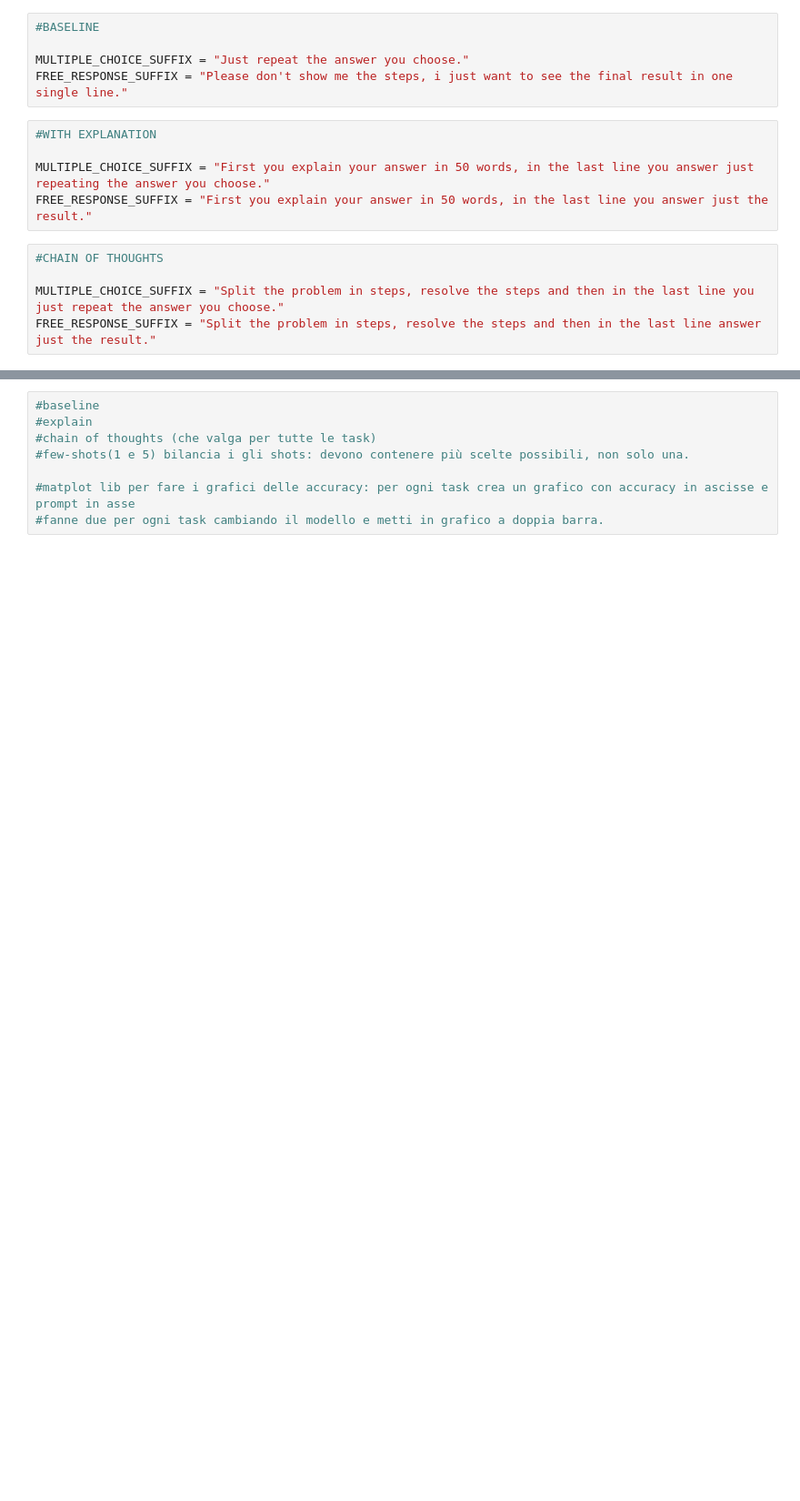
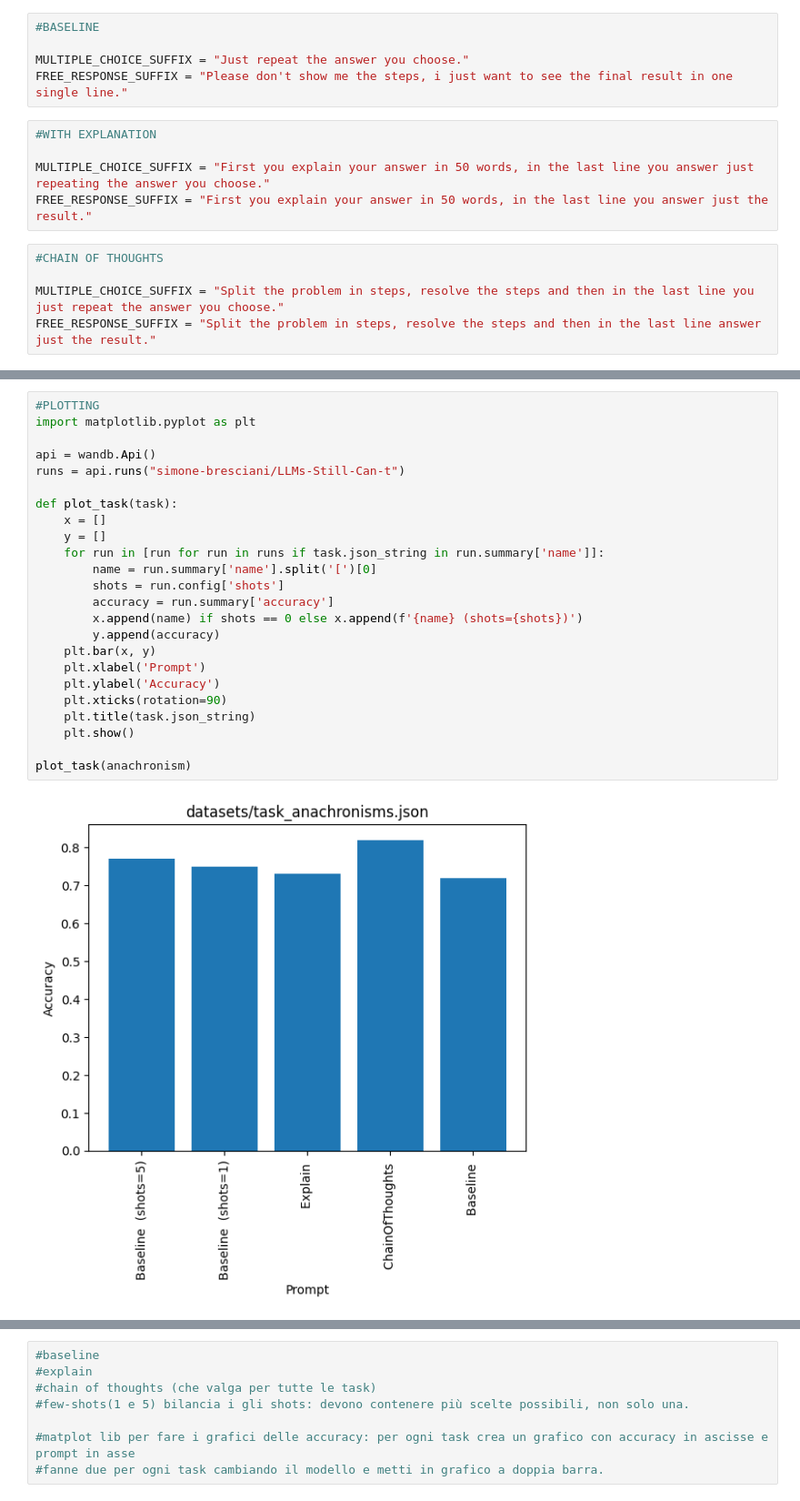
Before and after one commit to Simone-Bresciani/LLMs-Still-Can-t, a Jupyter notebook: Main.ipynb, the cells around one changed output, grey strips where cells are left out. Shown at 91% size. Cells and saved outputs as stored; diff of their text form; blank space fills up the shorter version.

```diff
--- a/Main.ipynb
+++ b/Main.ipynb
@@ -81,0 +63,26 @@ Find logs at: .\wandb\run-20240219_180007-l3p8q2lo\logs
+# %%
+#PLOTTING
+import matplotlib.pyplot as plt
+
+api = wandb.Api()
+runs = api.runs("simone-bresciani/LLMs-Still-Can-t")
+
+def plot_task(task):
+    x = []
+    y = []
+    for run in [run for run in runs if task.json_string in run.summary['name']]:
+        name = run.summary['name'].split('[')[0]
+        shots = run.config['shots']
+        accuracy = run.summary['accuracy']
+        x.append(name) if shots == 0 else x.append(f'{name} (shots={shots})')
+        y.append(accuracy)
+    plt.bar(x, y)
+    plt.xlabel('Prompt')
+    plt.ylabel('Accuracy')
+    plt.xticks(rotation=90)
+    plt.title(task.json_string)
+    plt.show()
+
+plot_task(anachronism)
+# %% [output]
+[figure, added]
```
Also changed, not shown: parts of 2 cells of this notebook.
